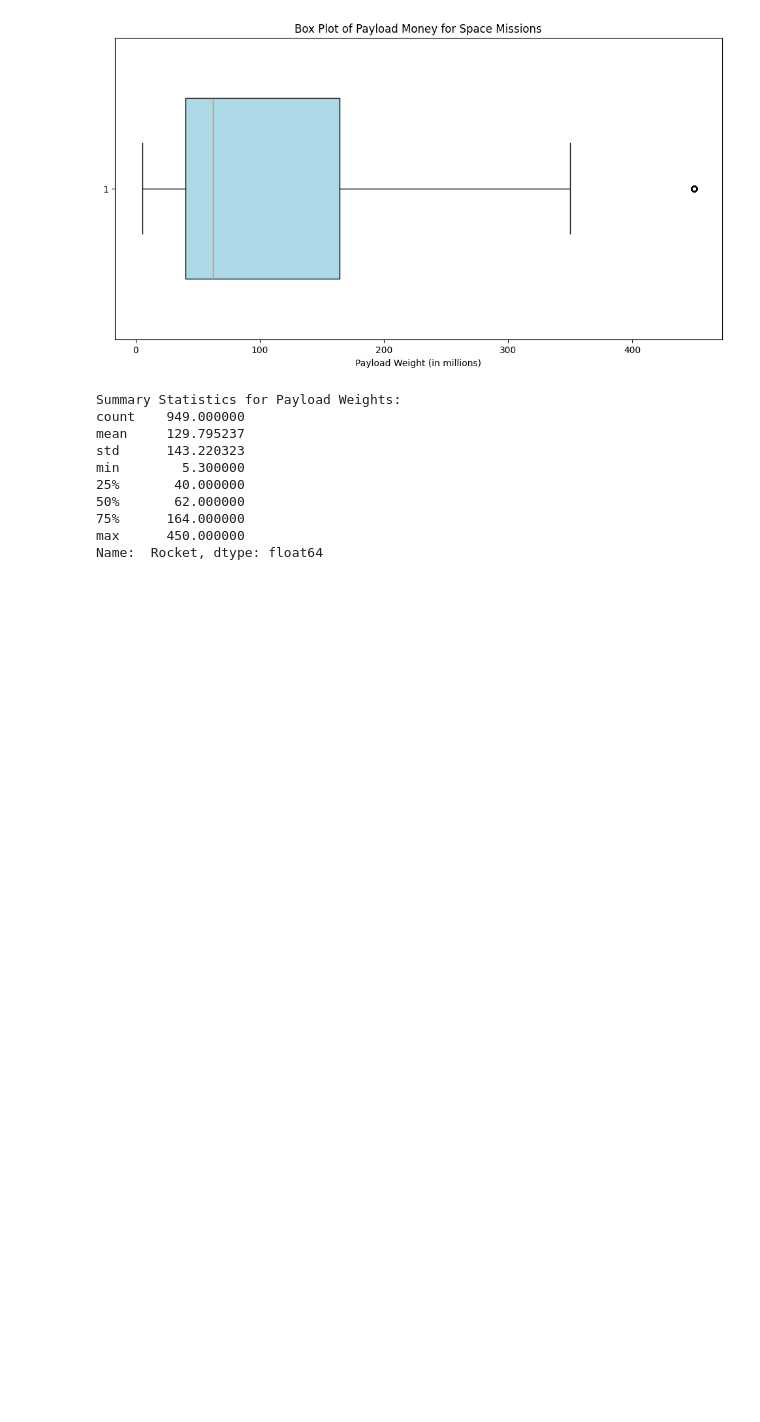
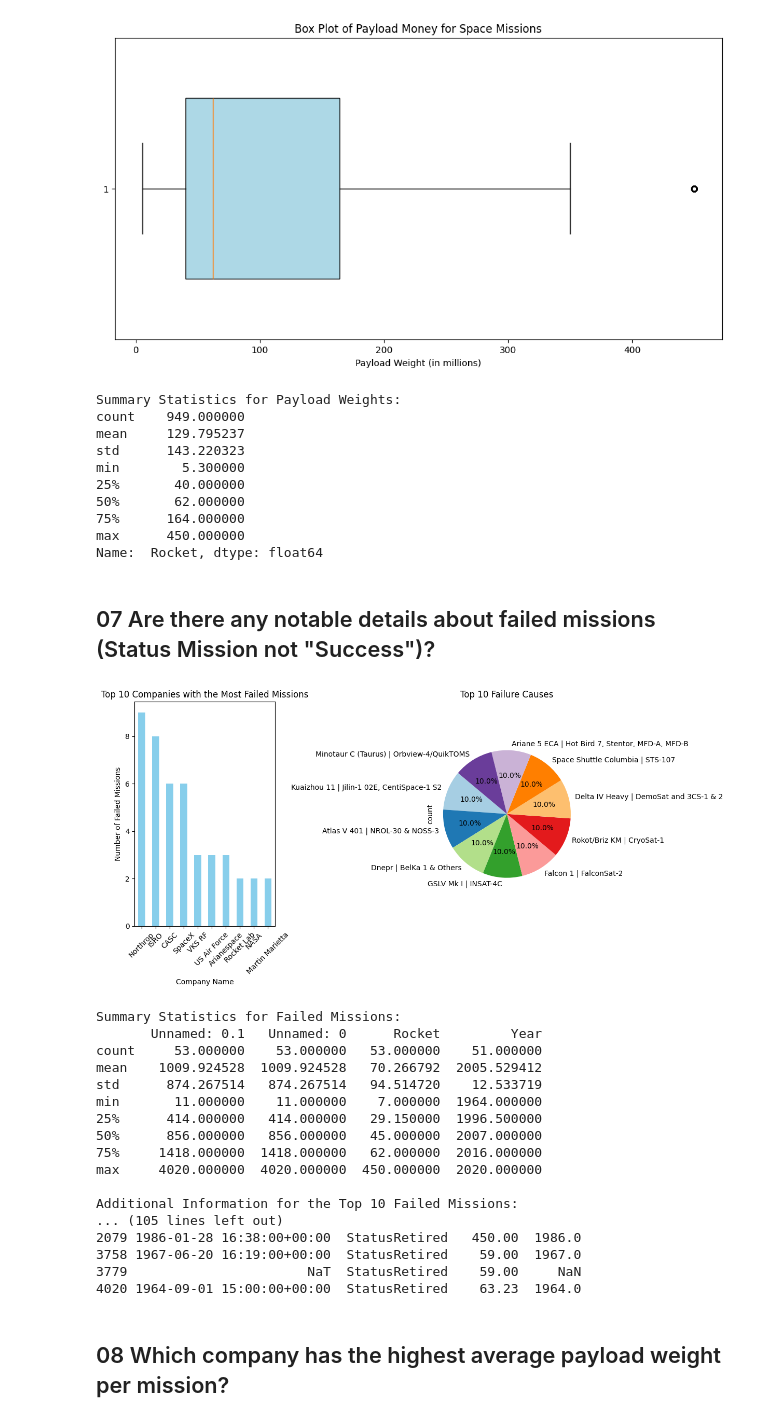
Before and after one commit to debarshee2004/space, a Jupyter notebook: src/main.ipynb, the cells around one changed output. Drawn from its saved outputs; the diff is of its cells as text; code cells hidden in the pictures; blank space fills up the shorter version.

```diff
--- a/src/main.ipynb
+++ b/src/main.ipynb
@@ -272,3 +307,70 @@ min        5.300000
 75%      164.000000
 max      450.000000
 Name:  Rocket, dtype: float64
+# %% [markdown]
+## 07 Are there any notable details about failed missions (Status Mission not "Success")?
+# %%
+# Filter the dataset to include only failed missions
+failed_missions = df[df['Status Mission'] != 'Success']
+
+# Summary statistics for failed missions
+failed_missions_summary = failed_missions.describe()
+
+# Count the number of failed missions per company
+failed_missions_per_company = failed_missions['Company Name'].value_counts()
+
+# Visualize the data
+plt.figure(figsize=(12, 6))
+
+# Create a bar chart to show the count of failed missions per company
+plt.subplot(1, 2, 1)
+failed_missions_per_company[:10].plot(kind='bar', color='skyblue')
+plt.title('Top 10 Companies with the Most Failed Missions')
+plt.xlabel('Company Name')
+plt.ylabel('Number of Failed Missions')
+plt.xticks(rotation=45)
+
+# Create a pie chart to visualize the distribution of failure causes (Detail column)
+plt.subplot(1, 2, 2)
+failure_causes = failed_missions['Detail'].value_counts()
+failure_causes[:10].plot(kind='pie', autopct='%1.1f%%', startangle=140, colors=plt.cm.Paired(range(10)))
+plt.title('Top 10 Failure Causes')
+plt.axis('equal')  # Equal aspect ratio ensures that the pie chart is a circle
+
+# Show the plots
+plt.tight_layout()
+plt.show()
+
+# Print summary statistics for failed missions
+print("Summary Statistics for Failed Missions:")
+print(failed_missions_summary)
+
+# Extract additional information for the top 10 failed missions
+top_10_failed_missions_info = df[df['Detail'].isin(failed_mission_details.index)][
+    ['Company Name', 'Location', 'Datum', 'Status Rocket', ' Rocket', 'Year']
+]
+
+# Print additional information for the top 10 failed missions
+print("\nAdditional Information for the Top 10 Failed Missions:")
+print(top_10_failed_missions_info)
+# %% [output]
+[figure, added]
+Summary Statistics for Failed Missions:
+       Unnamed: 0.1   Unnamed: 0      Rocket         Year
+count     53.000000    53.000000   53.000000    51.000000
+mean    1009.924528  1009.924528   70.266792  2005.529412
+std      874.267514   874.267514   94.514720    12.533719
+min       11.000000    11.000000    7.000000  1964.000000
+25%      414.000000   414.000000   29.150000  1996.500000
+50%      856.000000   856.000000   45.000000  2007.000000
+75%     1418.000000  1418.000000   62.000000  2016.000000
+max     4020.000000  4020.000000  450.000000  2020.000000
+
+Additional Information for the Top 10 Failed Missions:
+... (105 lines left out)
+2079 1986-01-28 16:38:00+00:00  StatusRetired   450.00  1986.0
+3758 1967-06-20 16:19:00+00:00  StatusRetired    59.00  1967.0
+3779                       NaT  StatusRetired    59.00     NaN
+4020 1964-09-01 15:00:00+00:00  StatusRetired    63.23  1964.0
+# %% [markdown]
+## 08 Which company has the highest average payload weight per mission?
```
Also changed, not shown: parts of 8 cells of this notebook.
